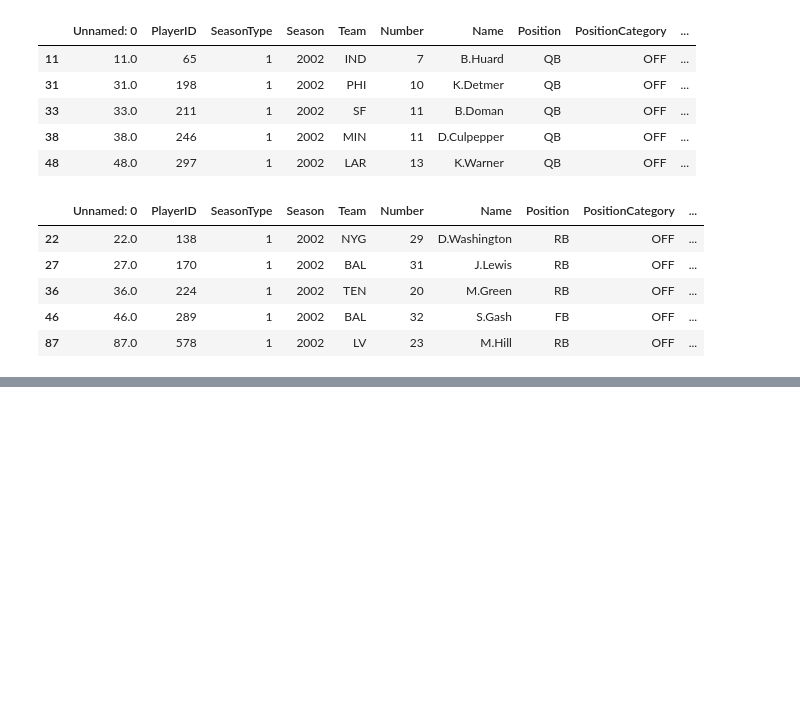
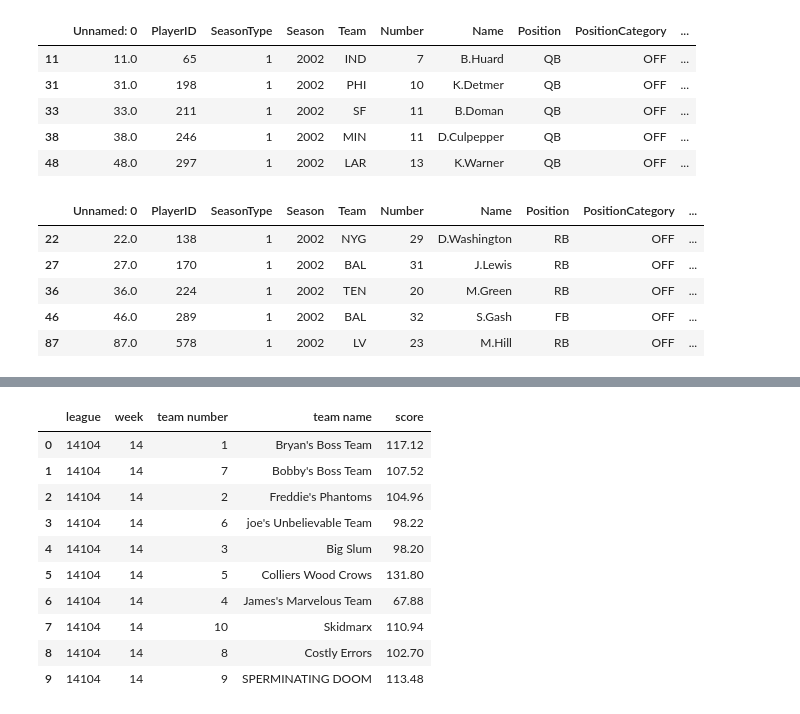
Before and after one commit to ffb-optimal-draft/ffb-draft-strategy, a Jupyter notebook: ian_explore.ipynb, the cells around one changed output, grey strips where cells are left out. Cells and saved outputs as stored; diff of their text form; code cells hidden in the pictures; blank space fills up the shorter version.

```diff
--- a/ian_explore.ipynb
+++ b/ian_explore.ipynb
@@ -129,0 +193,18 @@ driver.get(url = 'https://www.google.com/')
+# %%
+html = await get_html(url)
+# %%
+week_data = clean_html(html, '14104', 14, 10)
+# %%
+week_data
+# %% [output]
+|  | league | week | team number | team name | score |
+| 0 | 14104 | 14 | 1 | Bryan's Boss Team | 117.12 |
+| 1 | 14104 | 14 | 7 | Bobby's Boss Team | 107.52 |
+| 2 | 14104 | 14 | 2 | Freddie's Phantoms | 104.96 |
+| 3 | 14104 | 14 | 6 | joe's Unbelievable Team | 98.22 |
+| 4 | 14104 | 14 | 3 | Big Slum | 98.20 |
+| 5 | 14104 | 14 | 5 | Colliers Wood Crows | 131.80 |
+| 6 | 14104 | 14 | 4 | James's Marvelous Team | 67.88 |
+| 7 | 14104 | 14 | 10 | Skidmarx | 110.94 |
+| 8 | 14104 | 14 | 8 | Costly Errors | 102.70 |
+| 9 | 14104 | 14 | 9 | SPERMINATING DOOM | 113.48 |
```
Also changed, not shown: parts of 24 cells of this notebook.
